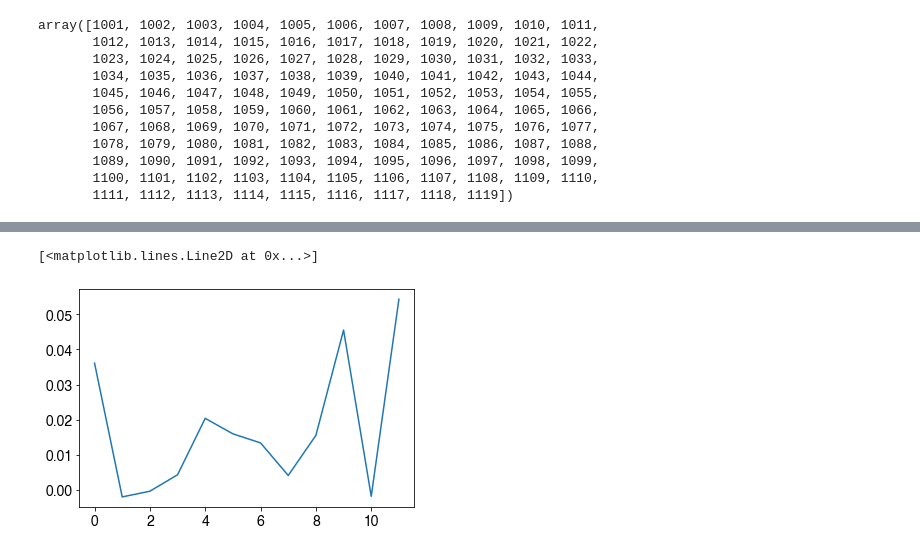
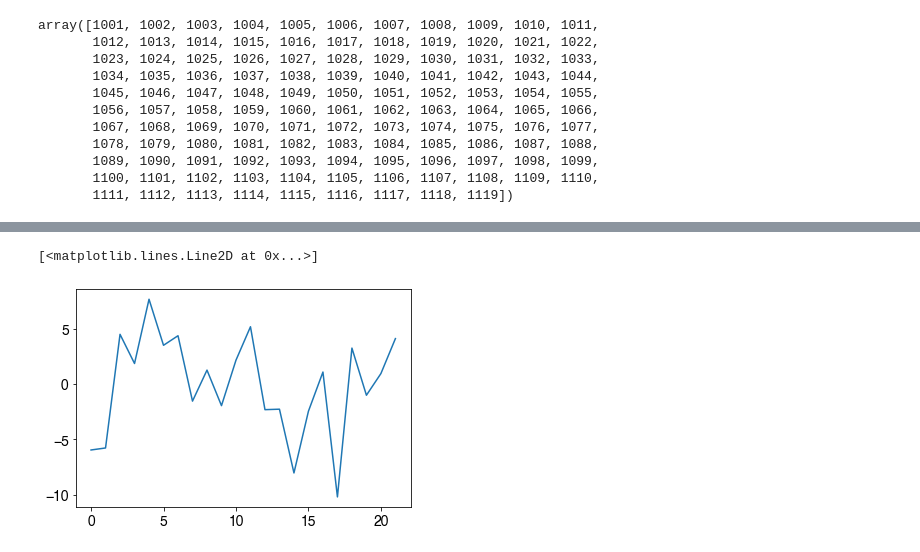
Before and after one commit to ecoffel/2021-heat, a Jupyter notebook: ht_weekly_tx_tw_trend_analysis.ipynb, the cells around one changed output, grey strips where cells are left out. Cells and saved outputs as stored; diff of their text form; code cells hidden in the pictures.

```diff
--- a/ht_weekly_tx_tw_trend_analysis.ipynb
+++ b/ht_weekly_tx_tw_trend_analysis.ipynb
@@ -148,34 +131,21 @@ array([1001, 1002, 1003, 1004, 1005, 1006, 1007, 1008, 1009, 1010, 1011,
        1100, 1101, 1102, 1103, 1104, 1105, 1106, 1107, 1108, 1109, 1110,
        1111, 1112, 1113, 1114, 1115, 1116, 1117, 1118, 1119])
 # %%
-weekly_tx_trend = np.full([12, lat_inds.size, lon_inds.size], np.nan)
-weekly_tw_trend = np.full([12, lat_inds.size, lon_inds.size], np.nan)
+weekly_tx_trend = np.full([53], np.nan)
+weekly_tw_trend = np.full([53], np.nan)
 
 n = 0
 
-for x, xlat in enumerate(lat_inds):#np.arange(weekly_tx.shape[2]):
+for w in np.arange(weekly_tx.shape[1]):
+    ts_tx = np.nanmean(np.nanmean(weekly_tx[:, w, lat_inds, :][:, :, lon_inds], axis=2), axis=1)
+    ts_tw = np.nanmean(np.nanmean(weekly_tw[:, w, lat_inds, :][:, :, lon_inds], axis=2), axis=1)
 
-    for y, ylon in enumerate(lon_inds):#np.arange(weekly_tx.shape[3]):
+    nn = np.where((~np.isnan(ts_tx)))[0]
+    X = sm.add_constant(np.arange(ts_tx[nn].size))
+    mdl_tx = sm.OLS(ts_tx[nn], X).fit()
+    weekly_tx_trend[w] = mdl_tx.params[1]
 
-        if n % 10000 == 0:
-            print('%.1f%%'%(n/(lat_inds.size*lon_inds.size)*100))
-
-        n += 1
-
-        if np.isnan(sacksStart_regrid[xlat, ylon]):
-            continue
-
-
-        for w in np.arange(weekly_tx.shape[1]):
-            ts_tx = weekly_tx[:, w, xlat, ylon]
-            ts_tw = weekly_tw[:, w, xlat, ylon]
-
-            nn = np.where((~np.isnan(ts_tx)))[0]
-            X = sm.add_constant(np.arange(ts_tx[nn].size))
-            mdl_tx = sm.OLS(ts_tx[nn], X).fit()
-            weekly_tx_trend[w, x, y] = mdl_tx.params[1]
-
-            nn = np.where((~np.isnan(ts_tw)))[0]
-            X = sm.add_constant(np.arange(ts_tw[nn].size))
-            mdl_tw = sm.OLS(ts_tw[nn], X).fit()
-            weekly_tw_trend[w, x, y] = mdl_tw.params[1]
+    nn = np.where((~np.isnan(ts_tw)))[0]
+    X = sm.add_constant(np.arange(ts_tw[nn].size))
+    mdl_tw = sm.OLS(ts_tw[nn], X).fit()
+    weekly_tw_trend[w] = mdl_tw.params[1]
@@ -189,5 +152,5 @@ plt.plot(np.nanmean(np.nanmean(weekly_tx_trend, axis=2), axis=1))
-# %%
-plt.plot(np.nanmean(np.nanmean(weekly_tw_trend, axis=2), axis=1))
-# %% [output]
-[<matplotlib.lines.Line2D at 0x...>]
-[figure, removed]
+# %%
+plt.plot(ts_tw)
+# %% [output]
+[<matplotlib.lines.Line2D at 0x...>]
+[figure, added]
```
Also changed, not shown: parts of 8 cells of this notebook, 15 other files.
